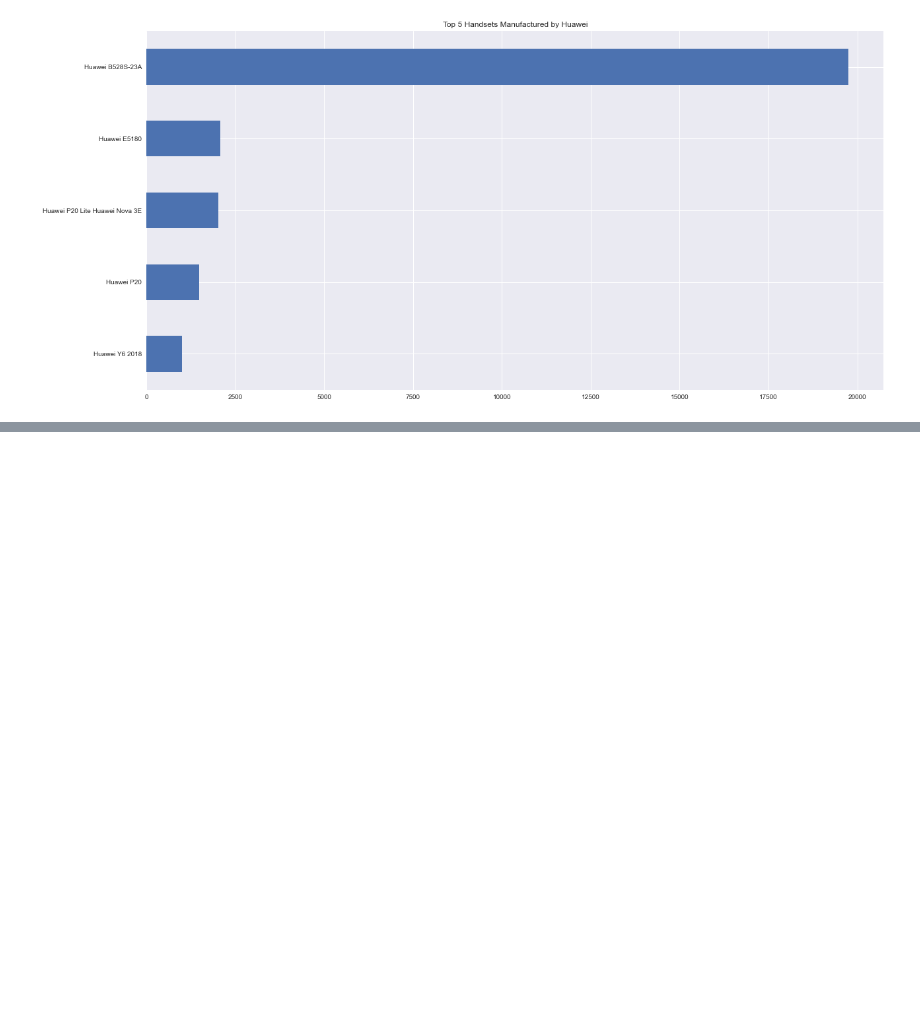
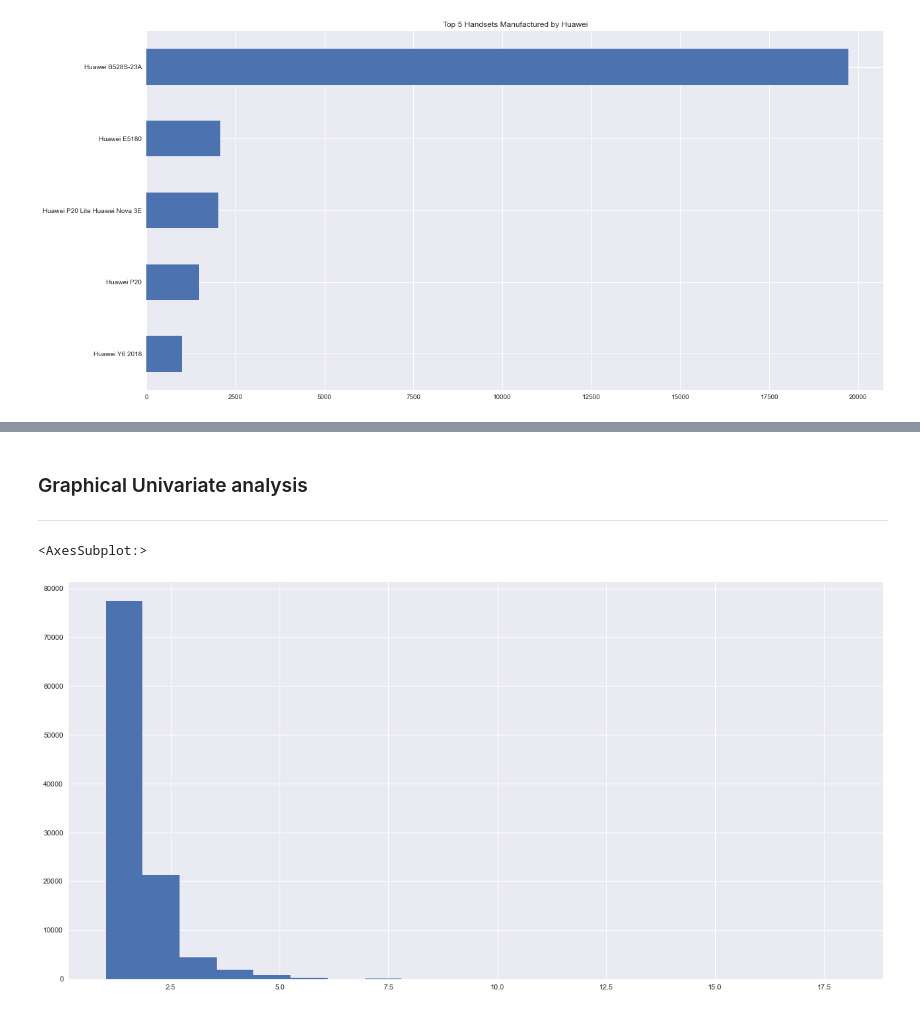
Before and after one commit to nahomfix/TellCo-Analysis, a Jupyter notebook: notebooks/eda.ipynb, the cells around one changed output, grey strips where cells are left out. Saved outputs shown, nothing was run; the diff lists cells and outputs as text; code cells hidden in the pictures; blank space fills up the shorter version.

```diff
--- a/notebooks/eda.ipynb
+++ b/notebooks/eda.ipynb
@@ -111,0 +184,10 @@ top_5_huawei_handsets.plot(kind="barh", figsize=(20, 10), title="Top 5 Handsets
+# %%
+user_agg["Google Volume (Bytes)"] = user_agg["Google UL (Bytes)"] + user_agg["Google DL (Bytes)"]
+user_agg["Netflix Volume (Bytes)"] = user_agg["Netflix UL (Bytes)"] + user_agg["Netflix DL (Bytes)"]
+user_agg["Youtube Volume (Bytes)"] = user_agg["Youtube UL (Bytes)"] + user_agg["Youtube DL (Bytes)"]
+user_agg["Gaming Volume (Bytes)"] = user_agg["Gaming UL (Bytes)"] + user_agg["Gaming DL (Bytes)"]
+user_agg["Email Volume (Bytes)"] = user_agg["Email UL (Bytes)"] + user_agg["Email DL (Bytes)"]
+user_agg["Social Media Volume (Bytes)"] = user_agg["Social Media UL (Bytes)"] + user_agg["Social Media DL (Bytes)"]
+user_agg["Other Volume (Bytes)"] = user_agg["Other UL (Bytes)"] + user_agg["Other DL (Bytes)"]
+# %%
+user_agg["Total Volume (Bytes)"] = user_agg["Google Volume (Bytes)"] + user_agg["Netflix Volume (Bytes)"] + user_agg["Youtube Volume (Bytes)"] + user_agg["Gaming Volume (Bytes)"] + user_agg["Other Volume (Bytes)"] + user_agg["Social Media Volume (Bytes)"] + user_agg["Email Volume (Bytes)"]
@@ -111,0 +208,22 @@ top_5_huawei_handsets.plot(kind="barh", figsize=(20, 10), title="Top 5 Handsets
+# %%
+# convert the customer's number to string format so it won't get calculated in univariate analysis
+user_agg["MSISDN/Number"] = user_agg["MSISDN/Number"].astype(str)
+# %%
+volume_per_user = user_agg.drop(columns=[
+    "Total UL (Bytes)",
+    "Total DL (Bytes)",
+    "Social Media UL (Bytes)",
+    "Social Media DL (Bytes)",
+    "Google UL (Bytes)",
+    "Google DL (Bytes)",
+    "Email UL (Bytes)",
+    "Email DL (Bytes)",
+    "Youtube UL (Bytes)",
+    "Youtube DL (Bytes)",
+    "Netflix UL (Bytes)",
+    "Netflix DL (Bytes)",
+    "Gaming UL (Bytes)",
+    "Gaming DL (Bytes)",
+    "Other UL (Bytes)",
+    "Other DL (Bytes)"
+])
@@ -111,0 +405,8 @@ top_5_huawei_handsets.plot(kind="barh", figsize=(20, 10), title="Top 5 Handsets
+# %% [markdown]
+### Graphical Univariate analysis
+---
+# %%
+volume_per_user["Session Count"].hist(bins=20, figsize=(20, 10))
+# %% [output]
+<AxesSubplot:>
+[figure, added]
```
Also changed, not shown: parts of 62 cells of this notebook, 5 other files.
